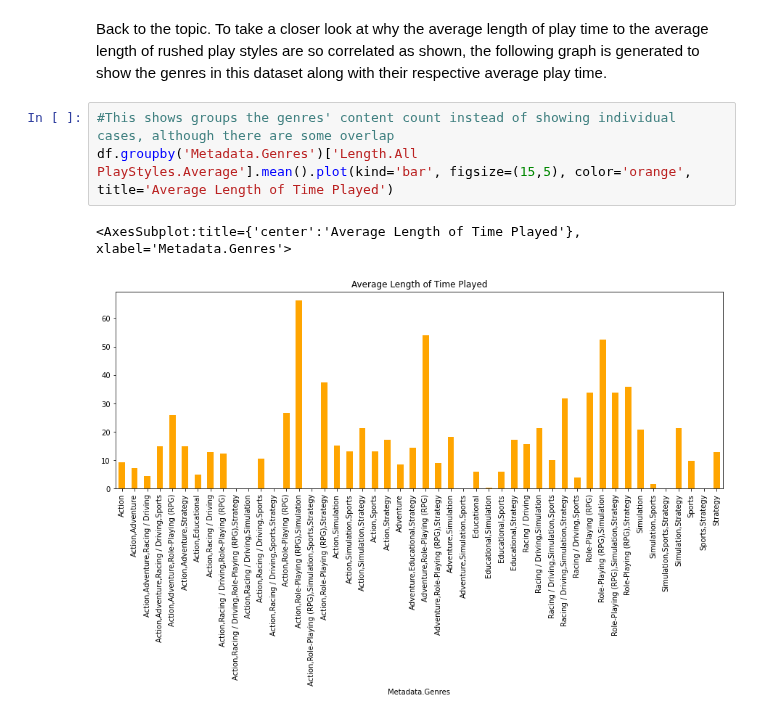
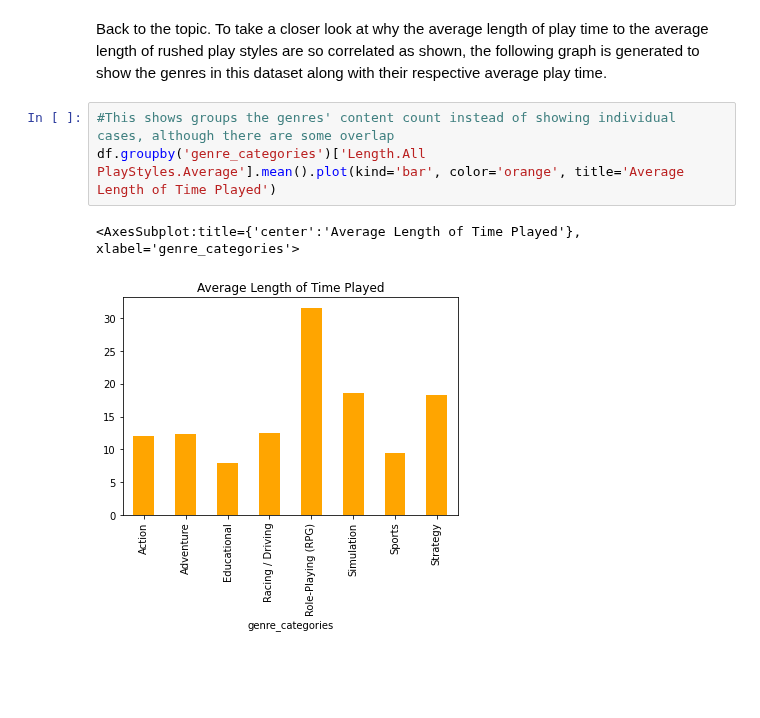
Before and after one commit to arielawidjaja/DH140final, a Jupyter notebook: Final Project.ipynb, the cells around one changed output. Drawn from its saved outputs; the diff is of its cells as text; blank space fills up the shorter version.

```diff
--- a/Final Project.ipynb
+++ b/Final Project.ipynb
@@ -158,10 +159,10 @@ plt.plot(X_new,y,'ro',X_new,ytrain,'b-');
 [figure]
 # %% [markdown]
 Back to the topic. To take a closer look at why the average length of play time to the average length of rushed play styles are so correlated as shown, the following graph is generated to show the genres in this dataset along with their respective average play time.
-# %%
-#This shows groups the genres' content count instead of showing individual cases, although there are some overlap
-df.groupby('Metadata.Genres')['Length.All PlayStyles.Average'].mean().plot(kind='bar', figsize=(15,5), color='orange', title='Average Length of Time Played')
-# %% [output]
-<AxesSubplot:title={'center':'Average Length of Time Played'}, xlabel='Metadata.Genres'>
-[figure, old version]
+# %%
+#This shows groups the genres' content count instead of showing individual cases, although there are some overlap
+df.groupby('genre_categories')['Length.All PlayStyles.Average'].mean().plot(kind='bar', color='orange', title='Average Length of Time Played')
+# %% [output]
+<AxesSubplot:title={'center':'Average Length of Time Played'}, xlabel='genre_categories'>
+[figure, added]
 # %% [markdown]
```
Also changed, not shown: parts of 11 cells of this notebook.
